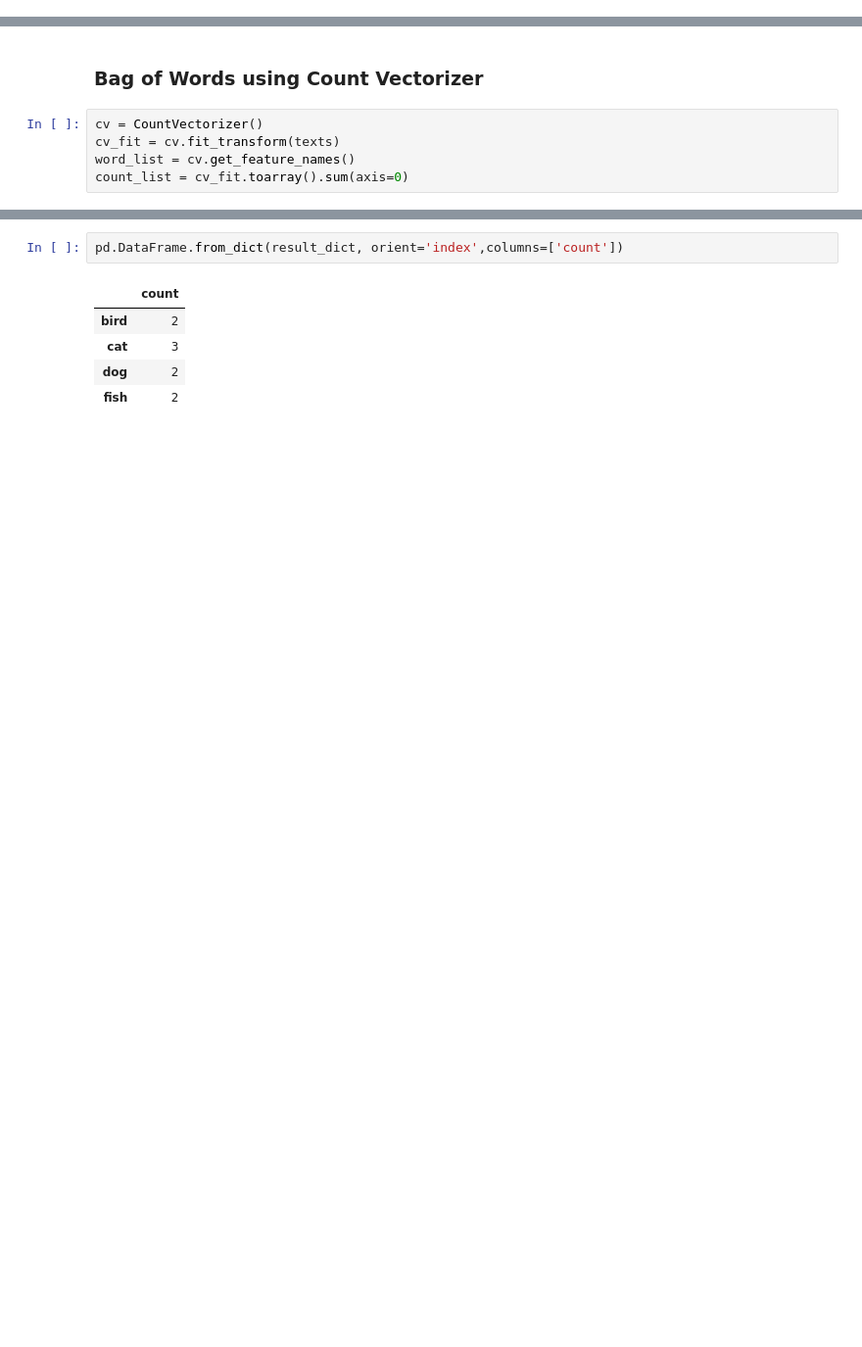
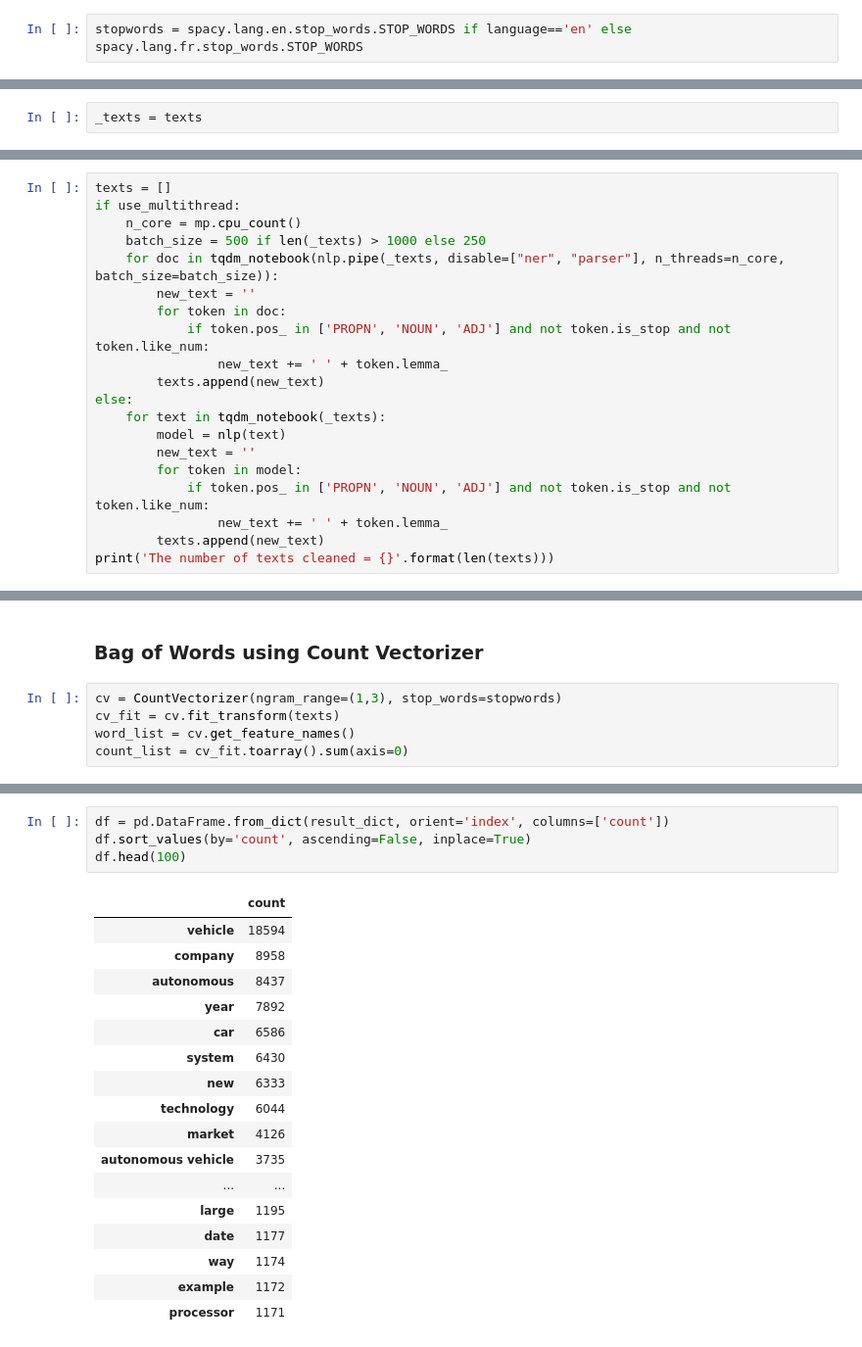
Before and after one commit to Medbeji/Automatic-Keyword-Extractor, a Jupyter notebook: bow_method.ipynb, the cells around one changed output, grey strips where cells are left out. Shown at 98% size. Cells and saved outputs as stored; diff of their text form; blank space fills up the shorter version.

```diff
--- a/bow_method.ipynb
+++ b/bow_method.ipynb
@@ -27,0 +76,2 @@ except: download_model(model_name)
+# %%
+stopwords = spacy.lang.en.stop_words.STOP_WORDS if language=='en' else spacy.lang.fr.stop_words.STOP_WORDS
@@ -27,0 +80,2 @@ except: download_model(model_name)
+# %%
+_texts = texts
@@ -27,0 +101,20 @@ except: download_model(model_name)
+# %%
+texts = []
+if use_multithread:
+    n_core = mp.cpu_count()
+    batch_size = 500 if len(_texts) > 1000 else 250
+    for doc in tqdm_notebook(nlp.pipe(_texts, disable=["ner", "parser"], n_threads=n_core, batch_size=batch_size)):
+        new_text = ''
+        for token in doc:
+            if token.pos_ in ['PROPN', 'NOUN', 'ADJ'] and not token.is_stop and not token.like_num:
+                new_text += ' ' + token.lemma_
+        texts.append(new_text)
+else:
+    for text in tqdm_notebook(_texts):
+        model = nlp(text)
+        new_text = ''
+        for token in model:
+            if token.pos_ in ['PROPN', 'NOUN', 'ADJ'] and not token.is_stop and not token.like_num:
+                new_text += ' ' + token.lemma_
+        texts.append(new_text)
+print('The number of texts cleaned = {}'.format(len(texts)))
@@ -28,7 +124,7 @@ except: download_model(model_name)
 # %% [markdown]
 ### Bag of Words using Count Vectorizer
 # %%
-cv = CountVectorizer()
+cv = CountVectorizer(ngram_range=(1,3), stop_words=stopwords)
 cv_fit = cv.fit_transform(texts)
 word_list = cv.get_feature_names()
 count_list = cv_fit.toarray().sum(axis=0)
@@ -40,8 +136,22 @@ result_dict
 # %%
-pd.DataFrame.from_dict(result_dict, orient='index',columns=['count'])
+df = pd.DataFrame.from_dict(result_dict, orient='index', columns=['count'])
+df.sort_values(by='count', ascending=False, inplace=True)
+df.head(100)
 # %% [output]
 |  | count |
-| bird | 2 |
-| cat | 3 |
-| dog | 2 |
-| fish | 2 |
+| vehicle | 18594 |
+| company | 8958 |
+| autonomous | 8437 |
+| year | 7892 |
+| car | 6586 |
+| system | 6430 |
+| new | 6333 |
+| technology | 6044 |
+| market | 4126 |
+| autonomous vehicle | 3735 |
+| ... | ... |
+| large | 1195 |
+| date | 1177 |
+| way | 1174 |
+| example | 1172 |
+| processor | 1171 |
```
Also changed, not shown: parts of 21 cells of this notebook, 8 other files.
